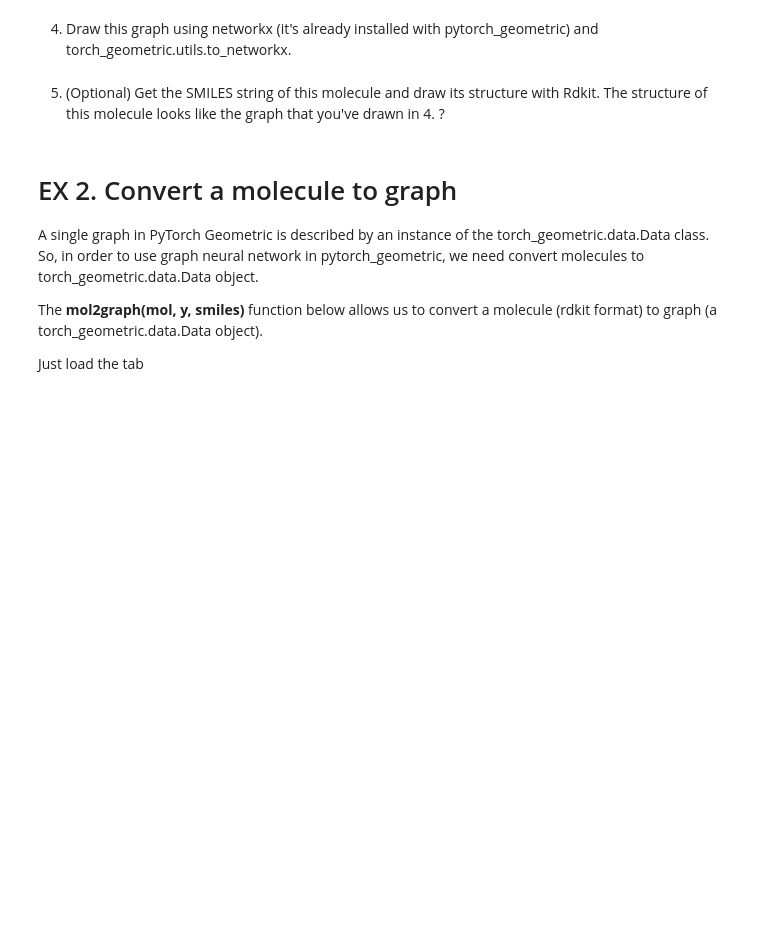
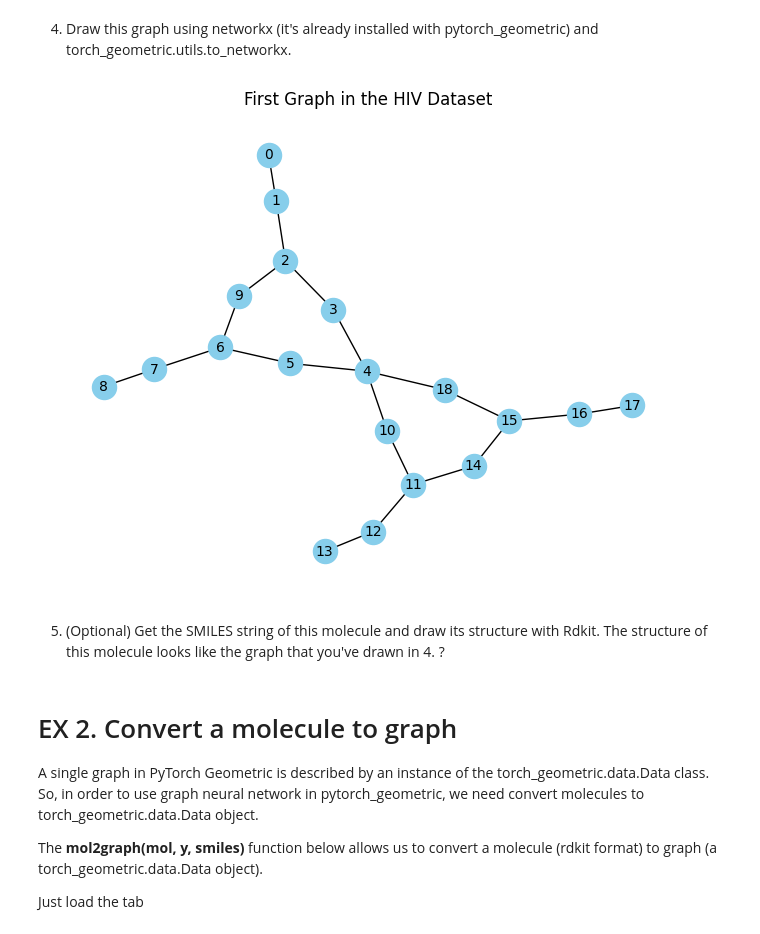
Before and after one commit to walibi006/MLBIO_TP3, a Jupyter notebook: 2_pytorch_geometric_molecules_problem_etudiants.ipynb, the cells around one changed output. Drawn from its saved outputs; the diff is of its cells as text; code cells hidden in the pictures; blank space fills up the shorter version.

```diff
--- a/2_pytorch_geometric_molecules_problem_etudiants.ipynb
+++ b/2_pytorch_geometric_molecules_problem_etudiants.ipynb
@@ -28,3 +45,7 @@ Specify the node values to be 1, 2, 3
 To better understand molecule and graph, we will load and explore one of the molecule datasets that come from the pytorch_geometric library.
 
 1. Load the HIV dataset from the torch_geometric.datasets.MoleculeNet module.
+# %%
+from torch_geometric.datasets import MoleculeNet
+
+dataset = MoleculeNet(root='data', name='HIV')
@@ -34,2 +71,22 @@ To better understand molecule and graph, we will load and explore one of the mol
 # %% [markdown]
 3. Get the first graph in this dataset. Print out the number of nodes, the number of edges, the number of features and  the adjency matrix of this graph. This graph is undirected or not ?
+# %%
+first_graph = dataset[0]
+
+num_nodes = first_graph.num_nodes
+num_edges = first_graph.num_edges
+num_features = first_graph.num_features
+
+adjacency_matrix = torch.zeros((num_nodes, num_nodes))
+edge_index = first_graph.edge_index.t().cpu().numpy()
+for edge in edge_index:
+    adjacency_matrix[edge[0], edge[1]] = 1
+    adjacency_matrix[edge[1], edge[0]] = 1
+
+is_undirected = (adjacency_matrix == adjacency_matrix.T).all()
+
+print(f"Number of nodes in the first graph: {num_nodes}")
+print(f"Number of edges in the first graph: {num_edges}")
+print(f"Number of features in the first graph: {num_features}")
+print(f"Adjacency matrix of the first graph:\n{adjacency_matrix}")
+print(f"Is the graph undirected ? : {is_undirected}")
@@ -36,5 +111,18 @@ To better understand molecule and graph, we will load and explore one of the mol
 # %% [markdown]
 4. Draw this graph using networkx (it's already installed with pytorch_geometric) and torch_geometric.utils.to_networkx.
+# %%
+import networkx as nx
+import matplotlib.pyplot as plt
+from torch_geometric.utils import to_networkx
+
+networkx_graph = to_networkx(first_graph, to_undirected=True)
+
+pos = nx.spring_layout(networkx_graph, seed=42)
+nx.draw(networkx_graph, pos, with_labels=True, node_color='skyblue', node_size=300, font_size=10)
+plt.title("First Graph in the HIV Dataset")
+plt.show()
+# %% [output]
+[figure, added]
 # %% [markdown]
 5. (Optional) Get the SMILES string of this molecule and draw its structure with Rdkit. The structure of this molecule looks like the graph that you've drawn in 4. ?
 # %% [markdown]
```
Also changed, not shown: parts of 18 cells of this notebook, 2 other files.
